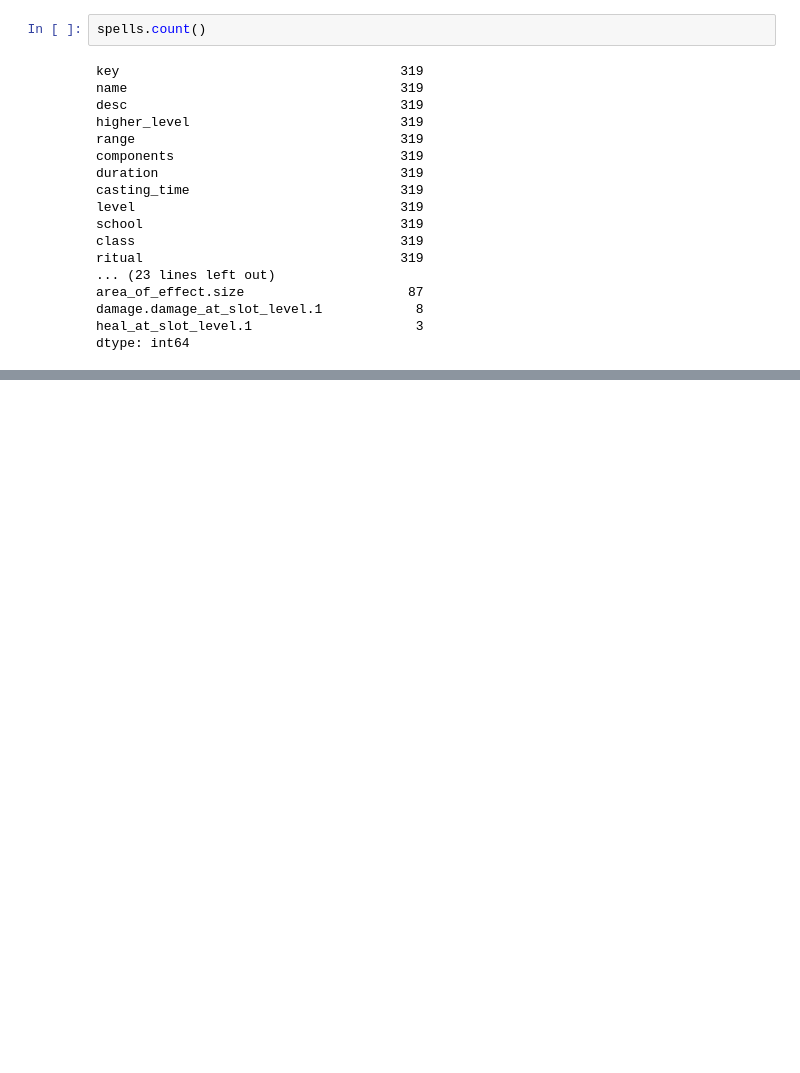
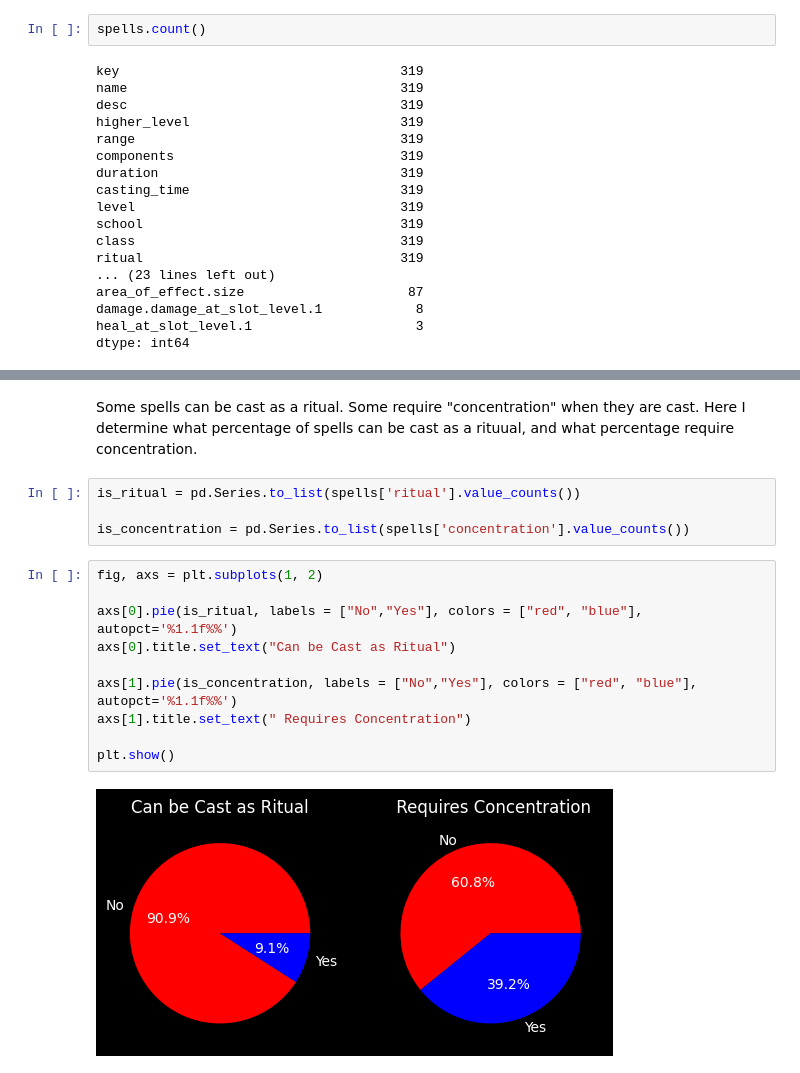
Before and after one commit to AdamSCohen/dnd_analysis, a Jupyter notebook: main.ipynb, the cells around one changed output, grey strips where cells are left out. Saved outputs shown, nothing was run; the diff lists cells and outputs as text; blank space fills up the shorter version.

```diff
--- a/main.ipynb
+++ b/main.ipynb
@@ -374,0 +400,18 @@ dtype: int64
+# %% [markdown]
+Some spells can be cast as a ritual. Some require "concentration" when they are cast. Here I determine what percentage of spells can be cast as a rituual, and what percentage require concentration.
+# %%
+is_ritual = pd.Series.to_list(spells['ritual'].value_counts())
+
+is_concentration = pd.Series.to_list(spells['concentration'].value_counts())
+# %%
+fig, axs = plt.subplots(1, 2)
+
+axs[0].pie(is_ritual, labels = ["No","Yes"], colors = ["red", "blue"], autopct='%1.1f%%')
+axs[0].title.set_text("Can be Cast as Ritual")
+
+axs[1].pie(is_concentration, labels = ["No","Yes"], colors = ["red", "blue"], autopct='%1.1f%%')
+axs[1].title.set_text(" Requires Concentration")
+
+plt.show()
+# %% [output]
+[figure, added]
```
Also changed, not shown: parts of 11 cells of this notebook.
